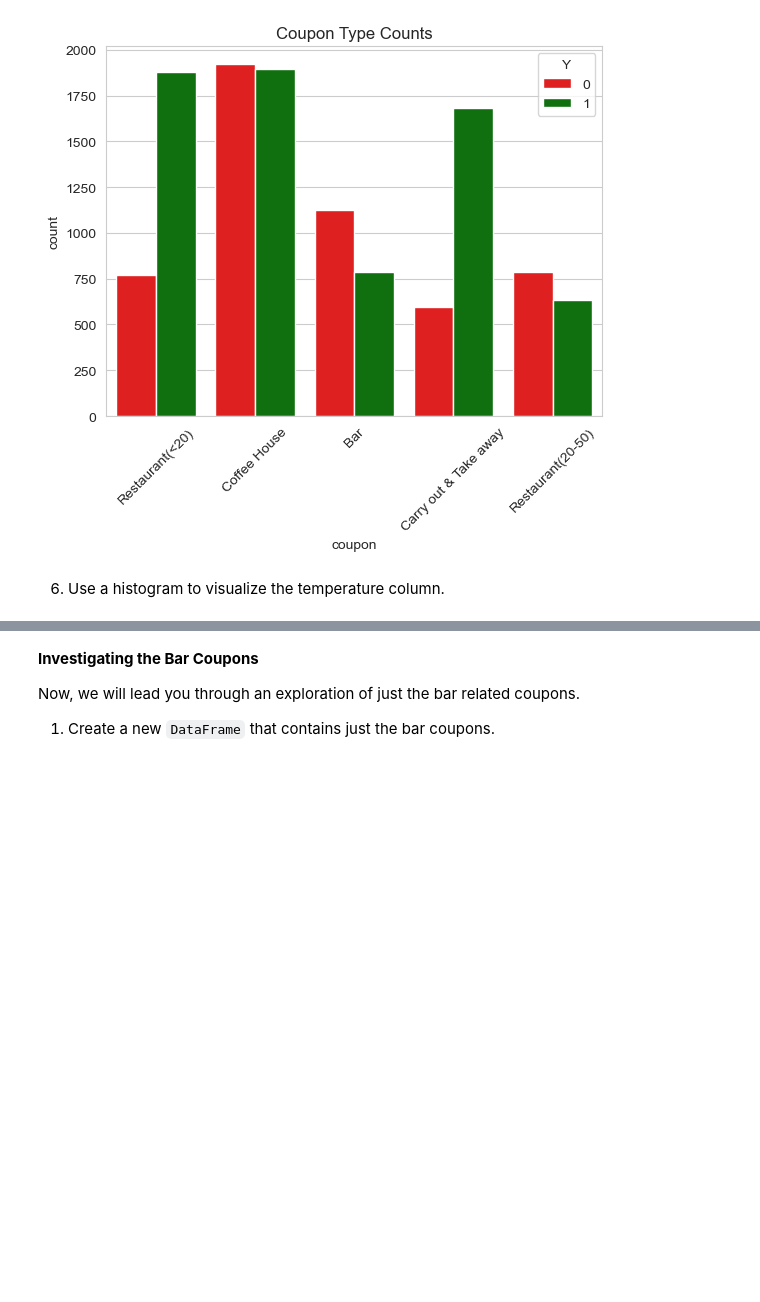
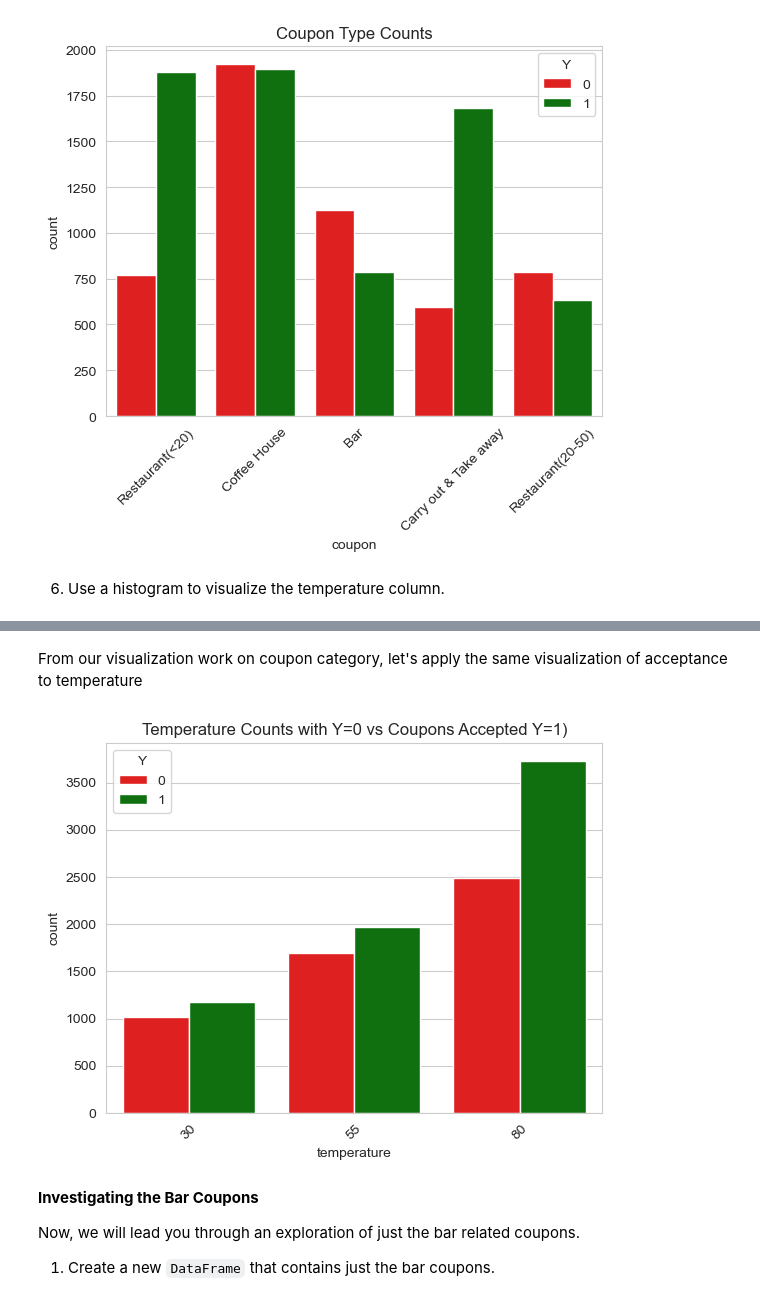
Before and after one commit to jeffreylgoode/Coupon_Project, a Jupyter notebook: Coupon_Project.ipynb, the cells around one changed output, grey strips where cells are left out. Drawn from its saved outputs; the diff is of its cells as text; code cells hidden in the pictures; blank space fills up the shorter version.

```diff
--- a/Coupon_Project.ipynb
+++ b/Coupon_Project.ipynb
@@ -286,3 +298,13 @@ plt.show()
+# %% [markdown]
+From our visualization work on coupon category, let's apply the same visualization of acceptance to temperature
+# %%
+sns.countplot(x='temperature', hue = "Y", data=data_mod,palette= palette_colors) # I got lots of suggestions from Pycharm to improve on this line, but leaving for now
+plt.title('Temperature Counts with Y=0 vs Coupons Accepted Y=1)')
+# the labels collide, so let's make them 45 degrees
+plt.xticks(rotation=45)  # rotate labels if they overlap
+plt.show()
+# %% [output]
+[figure, added]
 # %% [markdown]
 **Investigating the Bar Coupons**
 
```
Also changed, not shown: parts of 1 cell of this notebook.
